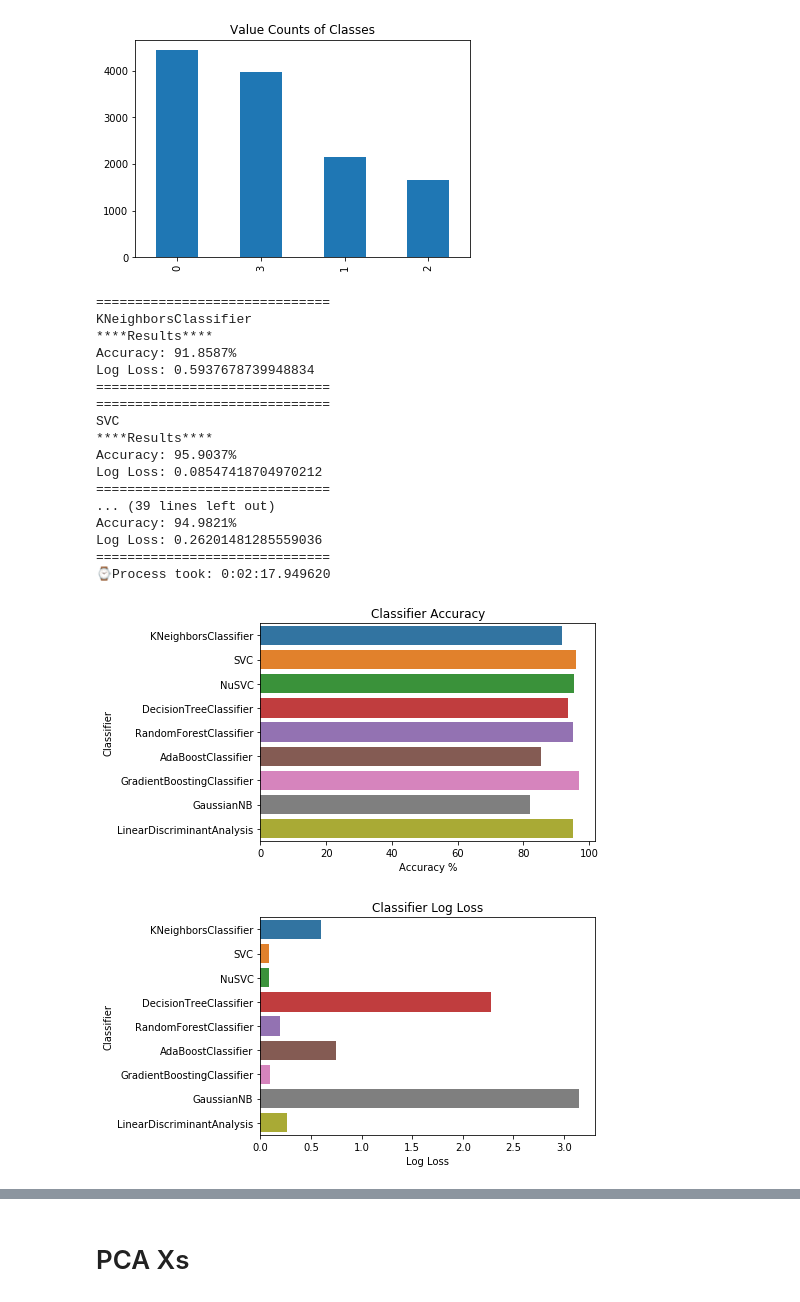
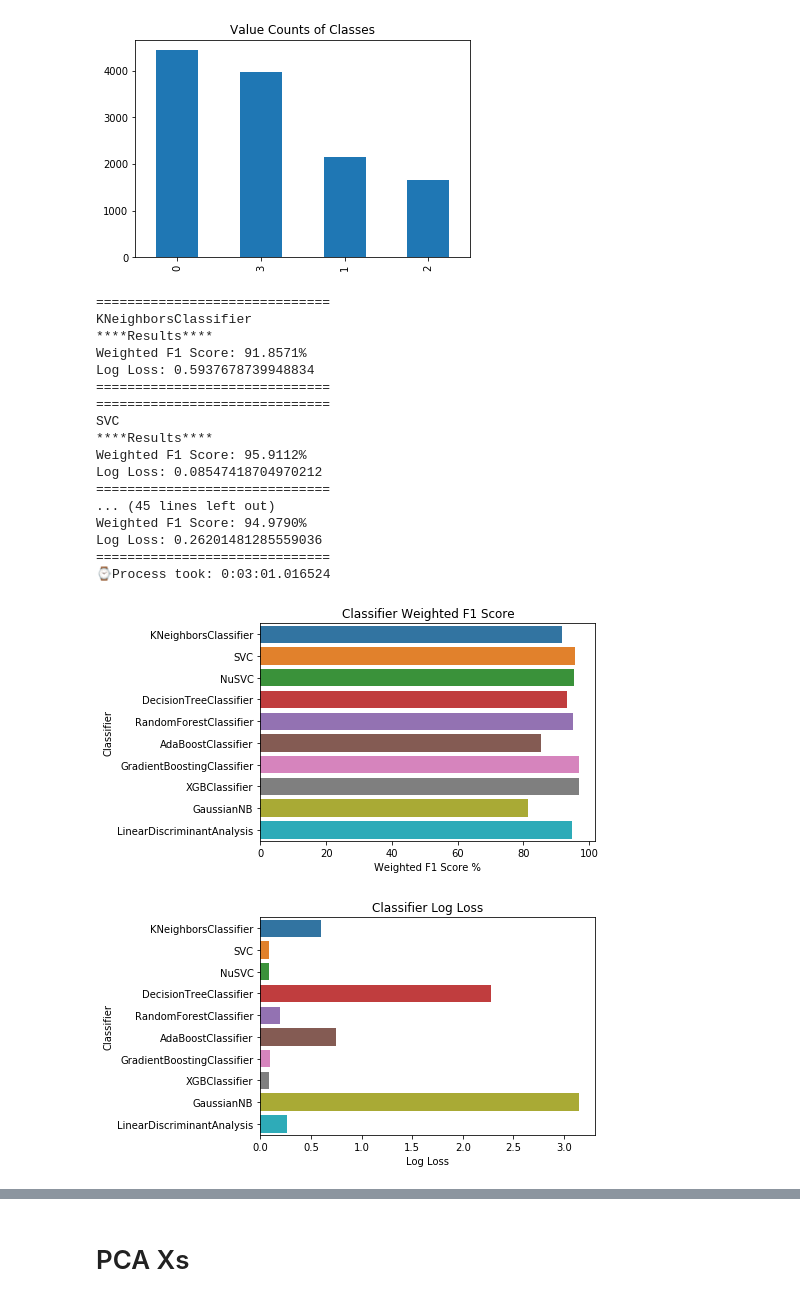
Before and after one commit to YM88/online_shoppers_intention, a Jupyter notebook: 004_CLASSIFICATION.ipynb, the cells around one changed output, grey strips where cells are left out. Cells and saved outputs as stored; diff of their text form; code cells hidden in the pictures.

```diff
--- a/004_CLASSIFICATION.ipynb
+++ b/004_CLASSIFICATION.ipynb
@@ -64,10 +65,11 @@ classifiers = [
    RandomForestClassifier(class_weight='balanced',random_state=42),
    AdaBoostClassifier(random_state=42),
    GradientBoostingClassifier(n_estimators=100, random_state=42),
+   XGBClassifier(random_state=42),
    GaussianNB(),
    LinearDiscriminantAnalysis()]
 
-log_cols=["Classifier", "Accuracy", "Log Loss"]
+log_cols=["Classifier", "Weighted F1 Score", "Log Loss"]
 
 log = pd.DataFrame(columns=log_cols)
 for clf in classifiers:
@@ -77,44 +79,44 @@ for clf in classifiers:
     print(name)
     print('****Results****')
     train_predictions = clf.predict(X_val)
-    acc = accuracy_score(y_val, train_predictions)
-    print("Accuracy: {:.4%}".format(acc))
+    acc = f1_score(y_val, train_predictions, average='weighted')
+    print("Weighted F1 Score: {:.4%}".format(acc))
     train_predictions = clf.predict_proba(X_val)
     ll = log_loss(y_val, train_predictions)
     print("Log Loss: {}".format(ll))
     log_entry = pd.DataFrame([[name, acc*100, ll]], columns=log_cols)
     log = log.append(log_entry)
     print("="*30)#sns.set_color_codes("muted")
 
 t2 = datetime.datetime.now() - t1
 print('⌚Process took:', t2)
 
-sns.barplot(x='Accuracy', y='Classifier', data=log)
-plt.xlabel('Accuracy %')
-plt.title('Classifier Accuracy')
+sns.barplot(x='Weighted F1 Score', y='Classifier', data=log)
+plt.xlabel('Weighted F1 Score %')
+plt.title('Classifier Weighted F1 Score')
 plt.show()
 sns.barplot(x='Log Loss', y='Classifier', data=log)
 plt.xlabel('Log Loss')
 plt.title('Classifier Log Loss')
 plt.show()
 # %% [output]
 ==============================
 KNeighborsClassifier
 ****Results****
-Accuracy: 91.8587%
+Weighted F1 Score: 91.8571%
 Log Loss: 0.5937678739948834
 ==============================
 ==============================
 SVC
 ****Results****
-Accuracy: 95.9037%
+Weighted F1 Score: 95.9112%
 Log Loss: 0.08547418704970212
 ==============================
-... (39 lines left out)
-Accuracy: 94.9821%
+... (45 lines left out)
+Weighted F1 Score: 94.9790%
 Log Loss: 0.26201481285559036
 ==============================
-⌚Process took: 0:02:17.949620
+⌚Process took: 0:03:01.016524
-[figure, old version]
+[figure, new version]
-[figure, old version]
+[figure, new version]
 # %% [markdown]
```
Also changed, not shown: parts of 25 cells of this notebook, 3 other files.
